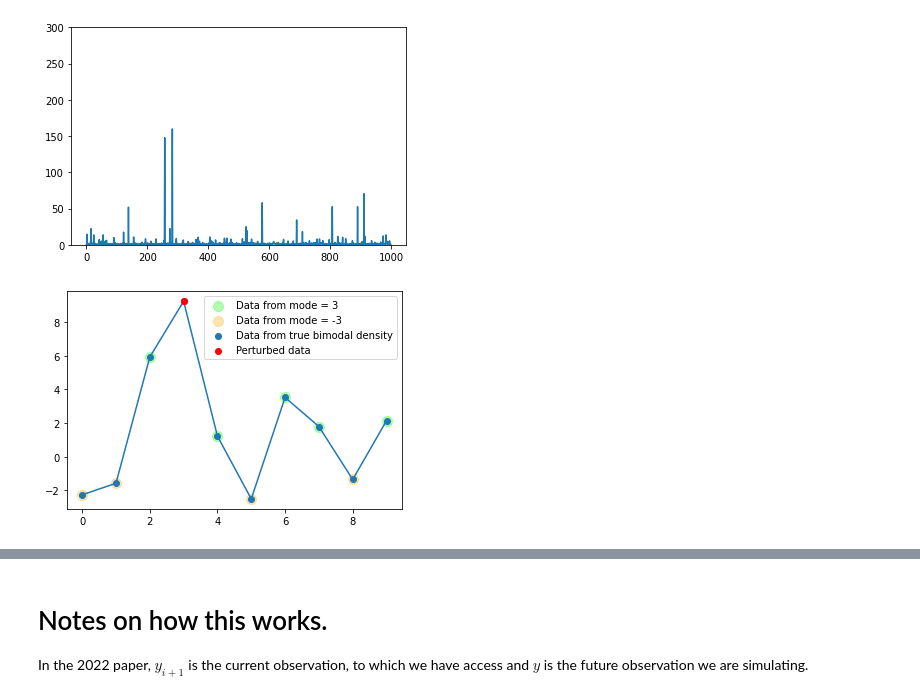
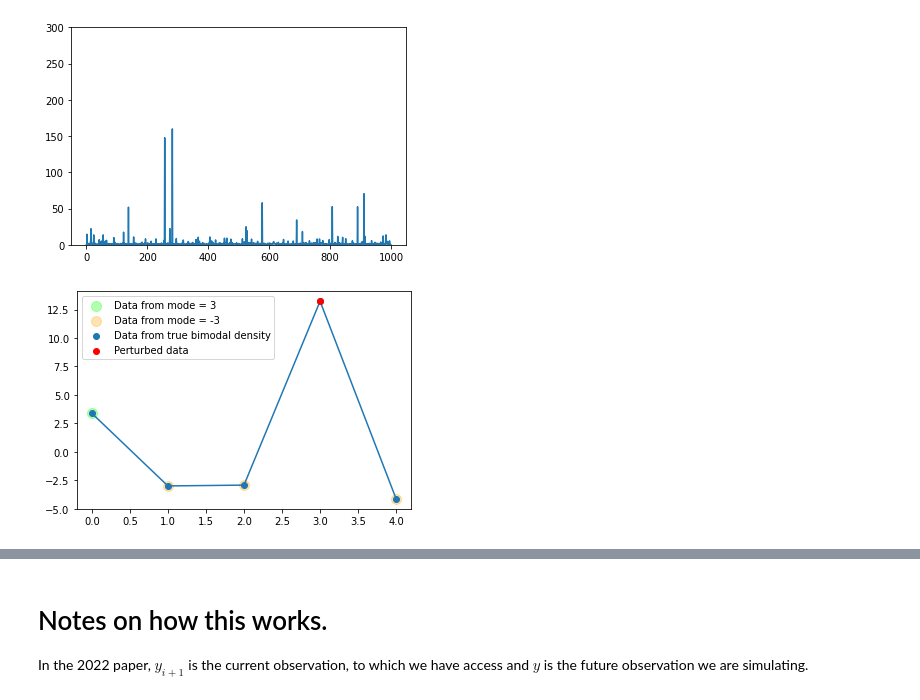
Before and after one commit to Huk-David/RSS-Discussion-paper-Martingale-Posterior-Distributions, a Jupyter notebook: Prequential Copulas - Code/Discussion paper - Notebook.ipynb, the cells around one changed output, grey strips where cells are left out. Saved outputs shown, nothing was run; the diff lists cells and outputs as text; code cells hidden in the pictures.

```diff
--- a/Prequential Copulas - Code/Discussion paper - Notebook.ipynb
+++ b/Prequential Copulas - Code/Discussion paper - Notebook.ipynb
@@ -195,28 +196,28 @@ plt.ylim(0,300)
 # %%
 # Generating observations:
 
-obs_nb = 10
+obs_nb = 5
 observed_data = []
 mode1_idx = []
 mode2_idx = []
 
 for k in range(obs_nb):
     if k==3:
         observed_data.append(scs.norm.rvs(loc=10,size=1))
         continue
     if np.random.uniform()<0.5:
         observed_data.append(scs.norm.rvs(loc=3,size=1))
         mode1_idx.append(k)
     else:
         observed_data.append(scs.norm.rvs(loc=-3,size=1))
         mode2_idx.append(k)
 
 plt.plot(observed_data)
 plt.scatter(mode1_idx,[observed_data[k] for k in mode1_idx],color='lime',s=100,label='Data from mode = 3',alpha=0.3)
 plt.scatter(mode2_idx,[observed_data[k] for k in mode2_idx],color='orange',s=100,label='Data from mode = -3',alpha=0.3)
 plt.scatter(range(obs_nb),observed_data,label='Data from true bimodal density')
 plt.scatter(3,observed_data[3],color='red',zorder=10,label='Perturbed data')
 plt.legend()
 plt.show()
 # %% [output]
-[figure, old version]
+[figure, new version]
```
Also changed, not shown: parts of 7 cells of this notebook.
